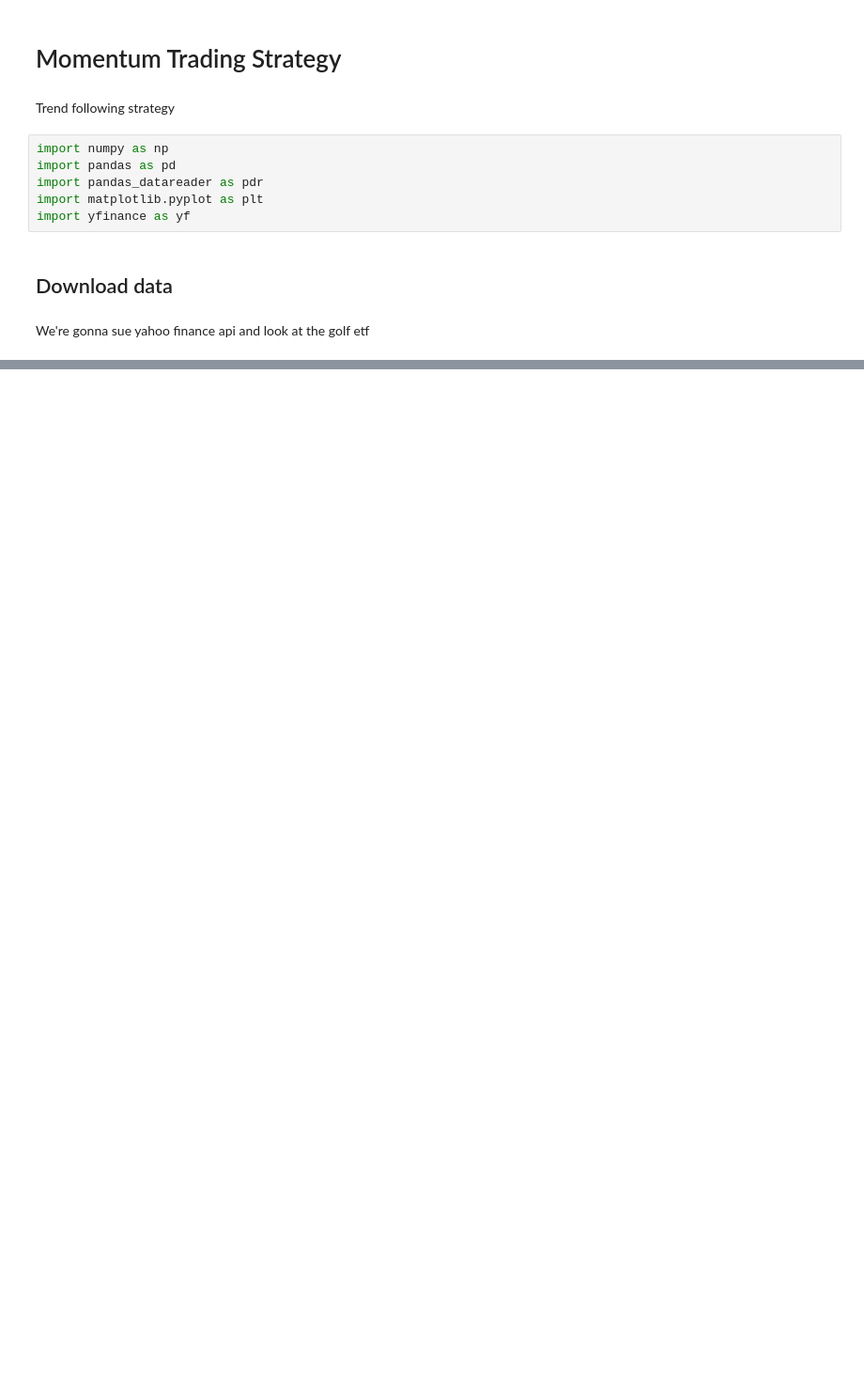
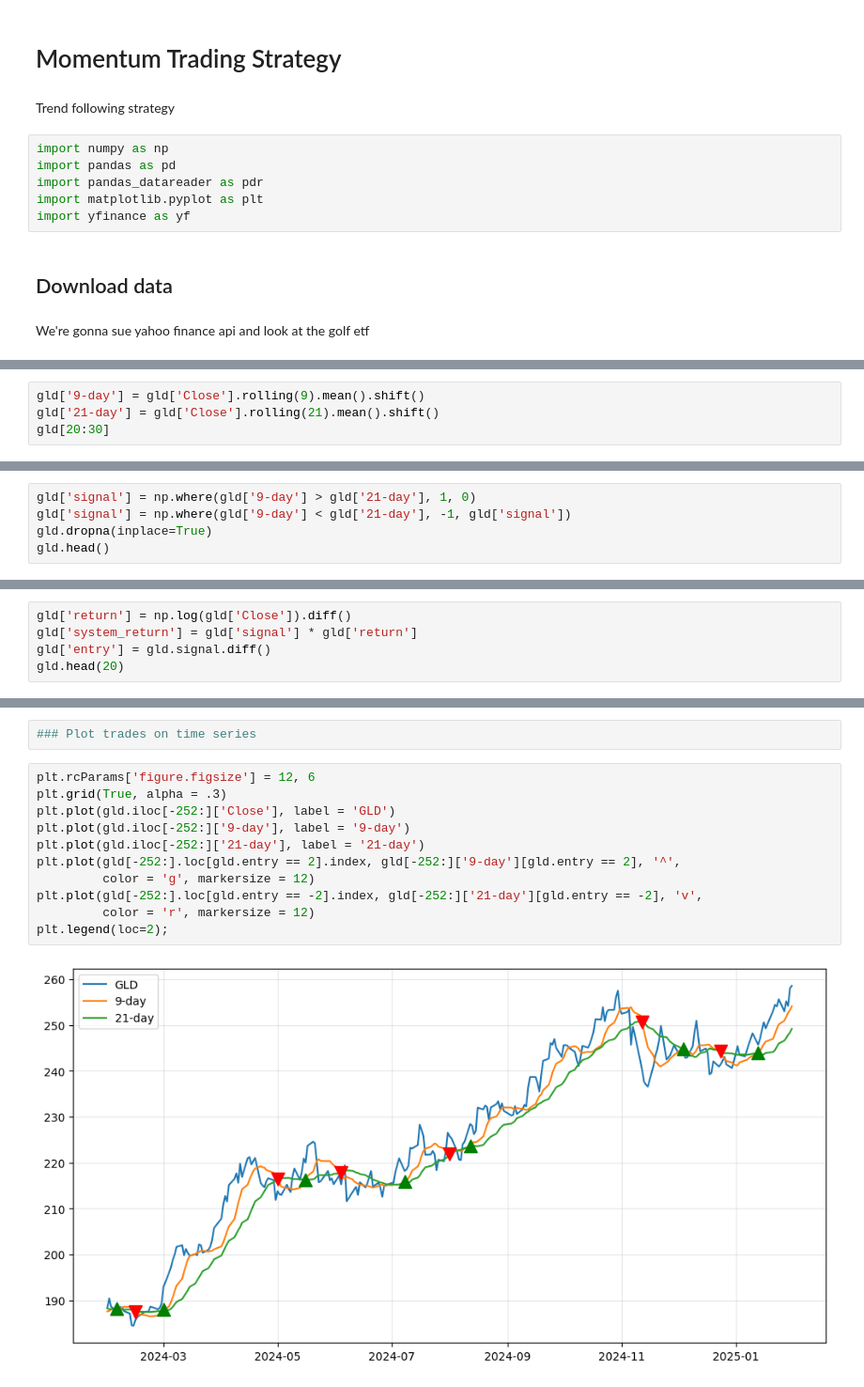
Before and after one commit to Jimngn/momentum_strat, a Jupyter notebook: Momentum_Strat.ipynb, the cells around one changed output, grey strips where cells are left out. Shown: that part at 94% size. Saved outputs shown, nothing was run; the diff lists cells and outputs as text; blank space fills up the shorter version.

```diff
--- a/Momentum_Strat.ipynb
+++ b/Momentum_Strat.ipynb
@@ -29,0 +54,4 @@ gld.head()
+# %%
+gld['9-day'] = gld['Close'].rolling(9).mean().shift()
+gld['21-day'] = gld['Close'].rolling(21).mean().shift()
+gld[20:30]
@@ -29,0 +74,5 @@ gld.head()
+# %%
+gld['signal'] = np.where(gld['9-day'] > gld['21-day'], 1, 0)
+gld['signal'] = np.where(gld['9-day'] < gld['21-day'], -1, gld['signal'])
+gld.dropna(inplace=True)
+gld.head()
@@ -29,0 +90,5 @@ gld.head()
+# %%
+gld['return'] = np.log(gld['Close']).diff()
+gld['system_return'] = gld['signal'] * gld['return']
+gld['entry'] = gld.signal.diff()
+gld.head(20)
@@ -29,0 +115,15 @@ gld.head()
+# %%
+### Plot trades on time series
+# %%
+plt.rcParams['figure.figsize'] = 12, 6
+plt.grid(True, alpha = .3)
+plt.plot(gld.iloc[-252:]['Close'], label = 'GLD')
+plt.plot(gld.iloc[-252:]['9-day'], label = '9-day')
+plt.plot(gld.iloc[-252:]['21-day'], label = '21-day')
+plt.plot(gld[-252:].loc[gld.entry == 2].index, gld[-252:]['9-day'][gld.entry == 2], '^',
+         color = 'g', markersize = 12)
+plt.plot(gld[-252:].loc[gld.entry == -2].index, gld[-252:]['21-day'][gld.entry == -2], 'v',
+         color = 'r', markersize = 12)
+plt.legend(loc=2);
+# %% [output]
+[figure, added]
```
Also changed, not shown: parts of 13 cells of this notebook.
